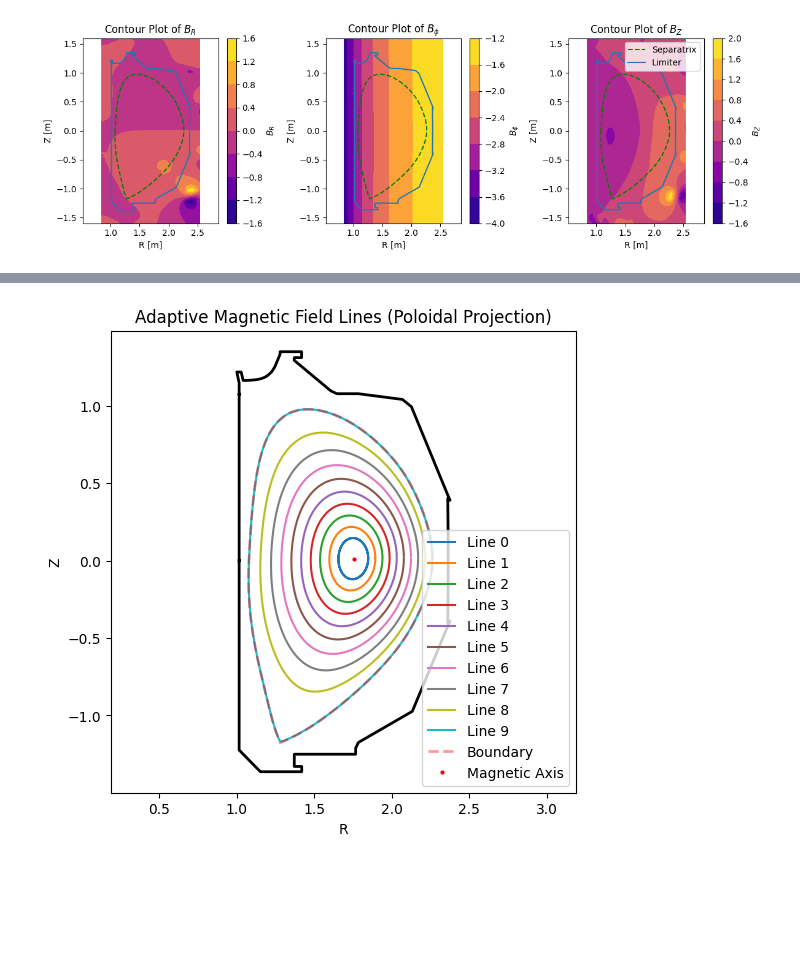
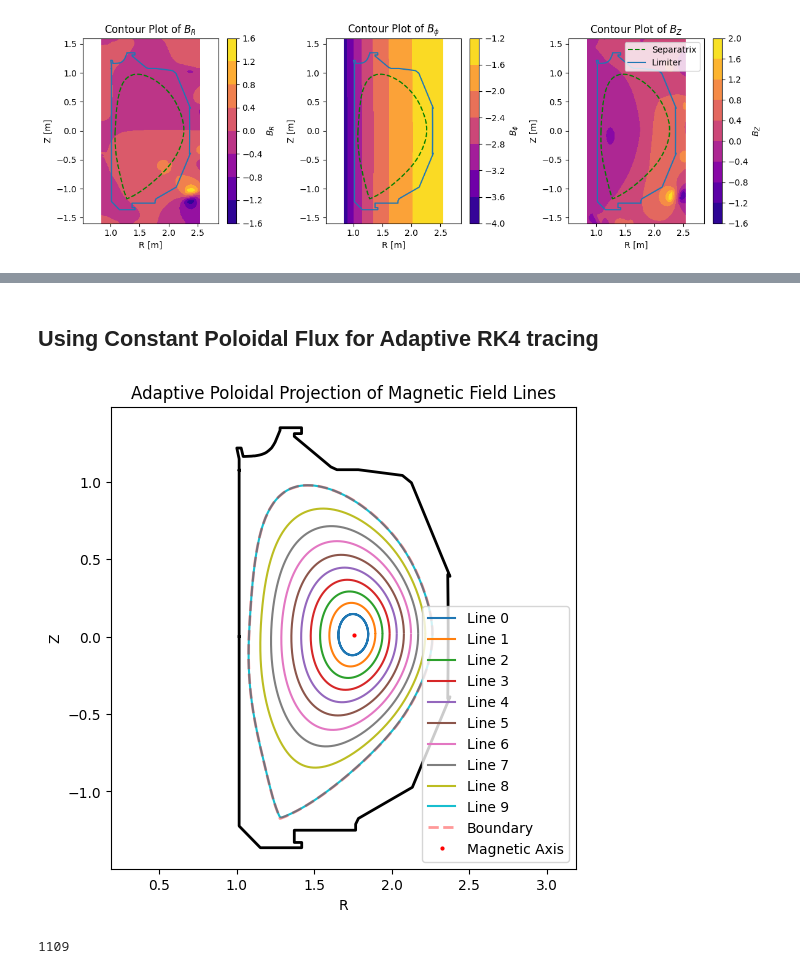
Before and after one commit to swarajsao1/Plasma, a Jupyter notebook: PoloidalTracing.ipynb, the cells around one changed output, grey strips where cells are left out. Saved outputs shown, nothing was run; the diff lists cells and outputs as text; code cells hidden in the pictures; blank space fills up the shorter version.

```diff
--- a/PoloidalTracing.ipynb
+++ b/PoloidalTracing.ipynb
@@ -179,3 +249,15 @@ def RK4(F, r_current, z_current, h):
   r_new = r_current + (h/6)*(k1r + 2*k2r + 2*k3r + k4r)
   z_new = z_current + (h/6)*(k1z + 2*k2z + 2*k3z + k4z)
   return r_new, z_new
+# %%
+def F(r_current, z_current):
+  BR_local = BR_interp((r_current, z_current))
+  BZ_local = BZ_interp((r_current, z_current))
+  BP = np.sqrt(BR_local**2 + BZ_local**2)
+  if BP == 0.0:
+    br = 0.0
+    bz = 0.0
+  else:
+    br = BR_local/np.sqrt(BR_local**2 + BZ_local**2)
+    bz = BZ_local/np.sqrt(BR_local**2 + BZ_local**2)
+  return br, bz
@@ -182,7 +315,7 @@ def RK4(F, r_current, z_current, h):
+# %% [markdown]
+## Using Constant Poloidal Flux for Adaptive RK4 tracing
 # %%
-from scipy.interpolate import RegularGridInterpolator
-
-r_start = np.linspace(g.rmagx + 0.09, g.rbdry.max() - 0.0001, 10)
+r_start = np.linspace(g.rmagx + 0.09, g.rbdry.max()-0.0001, 10)
 z_start = g.zmaxis
 tolerance = 1e-2
 initial_h = -0.001
@@ -227,32 +360,36 @@ for i, r_initial in enumerate(r_start):
                 break
             else:
                 h_current_step /= 2.0
                 if h_current_step < 1e-7:
                     r_new, z_new = r_new_candidate, z_new_candidate
                     refined_step_found = True
                     break
 
         if step_count >1000:
           if  abs(r_initial - r_new) < 1e-4:
             break
 
         r_current, z_current = r_new, z_new
 
         r_trajectory[i].append(r_new)
         z_trajectory[i].append(z_new)
 
 
 
     plt.plot(r_trajectory[i], z_trajectory[i], label=f"Line {i}")
 
 plt.plot(g.rbbbs, g.zbbbs, 'r--', linewidth=2, alpha=0.4, label='Boundary')
 plt.plot(g.rmaxis, g.zmaxis, 'ro', markersize=2, label='Magnetic Axis')
 plt.plot(g.rlim, g.zlim, 'k', linewidth=2)
 plt.axis('equal')
 plt.xlabel("R")
 plt.ylabel("Z")
-plt.title("Adaptive Magnetic Field Lines (Poloidal Projection)")
+plt.title("Adaptive Poloidal Projection of Magnetic Field Lines")
 plt.legend()
 plt.show()
 # %% [output]
-[figure, old version]
+[figure, new version]
+# %%
+len(r_trajectory[1])
+# %% [output]
+1109
```
Also changed, not shown: parts of 6 cells of this notebook.
